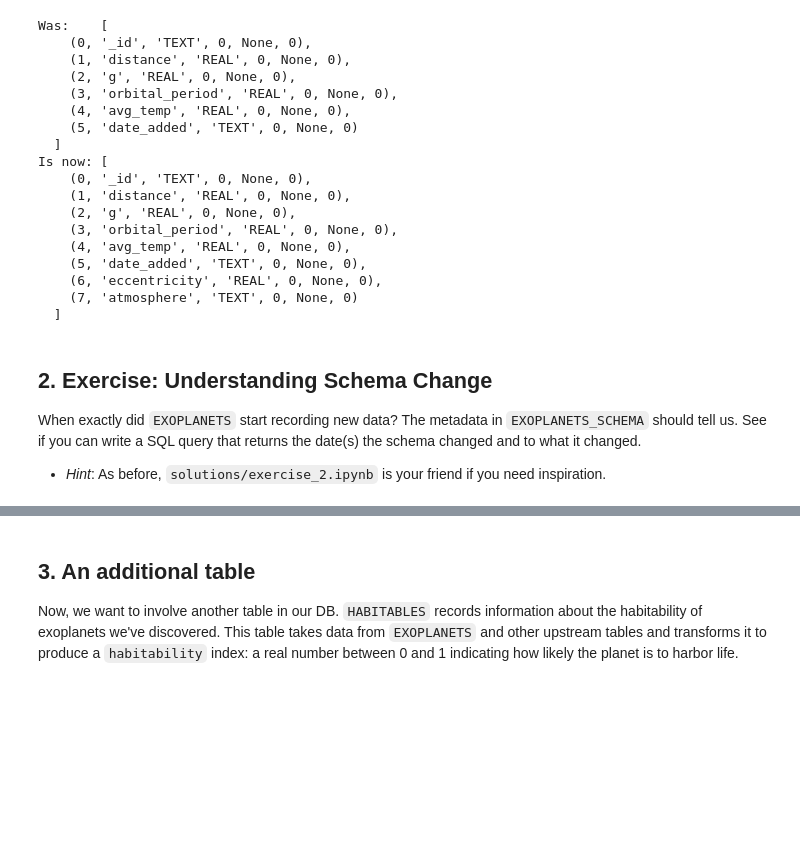
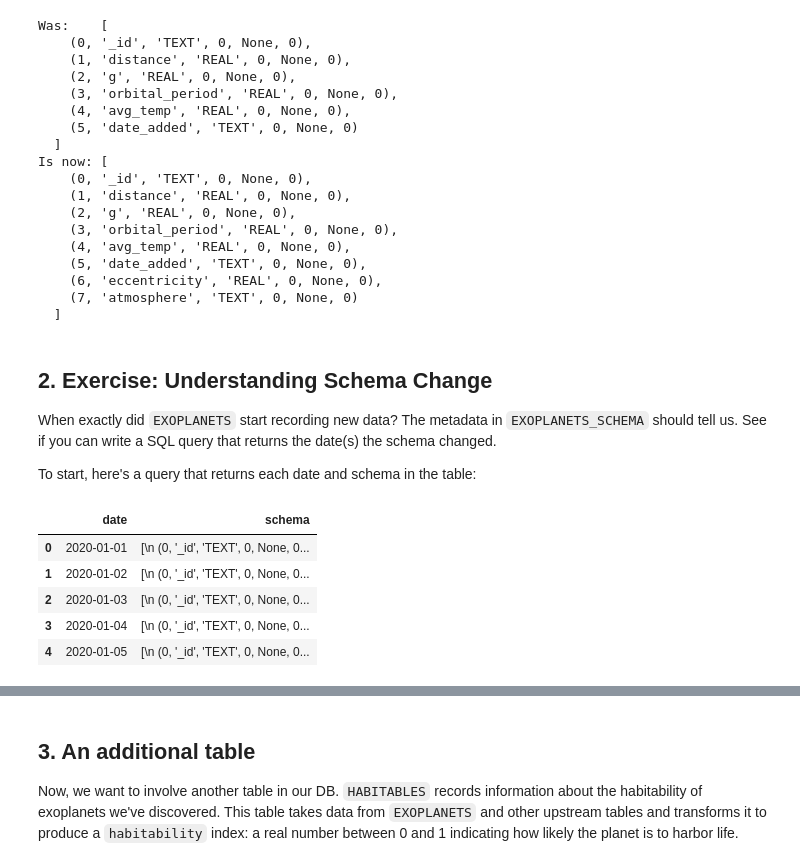
Before and after one commit to monte-carlo-data/data-downtime-challenge, a Jupyter notebook: solutions/exercise_2_solutions.ipynb, the cells around one changed output, grey strips where cells are left out. Cells and saved outputs as stored; diff of their text form; code cells hidden in the pictures; blank space fills up the shorter version.

Commit message:
Update exercise 2

```diff
--- a/solutions/exercise_2_solutions.ipynb
+++ b/solutions/exercise_2_solutions.ipynb
@@ -132,6 +134,6 @@ Is now: [
 # %% [markdown]
 ## 2. Exercise: Understanding **Schema Change**
 
-When exactly did `EXOPLANETS` start recording new data? The metadata in `EXOPLANETS_SCHEMA` should tell us. See if you can write a SQL query that returns the date(s) the schema changed and to what it changed.
+When exactly did `EXOPLANETS` start recording new data? The metadata in `EXOPLANETS_SCHEMA` should tell us. See if you can write a SQL query that returns the date(s) the schema changed.
 
-- *Hint*: As before, `solutions/exercise_2.ipynb` is your friend if you need inspiration.
+To start, here's a query that returns each date and schema in the table:
@@ -137,0 +148,9 @@ When exactly did `EXOPLANETS` start recording new data? The metadata in `EXOPLAN
+# %%
+pd.read_sql_query(SQL, conn).head(5)
+# %% [output]
+|  | date | schema |
+| 0 | 2020-01-01 | [\n (0, '_id', 'TEXT', 0, None, 0... |
+| 1 | 2020-01-02 | [\n (0, '_id', 'TEXT', 0, None, 0... |
+| 2 | 2020-01-03 | [\n (0, '_id', 'TEXT', 0, None, 0... |
+| 3 | 2020-01-04 | [\n (0, '_id', 'TEXT', 0, None, 0... |
+| 4 | 2020-01-05 | [\n (0, '_id', 'TEXT', 0, None, 0... |
```
Also changed, not shown: parts of 31 cells of this notebook, 2 other files.
